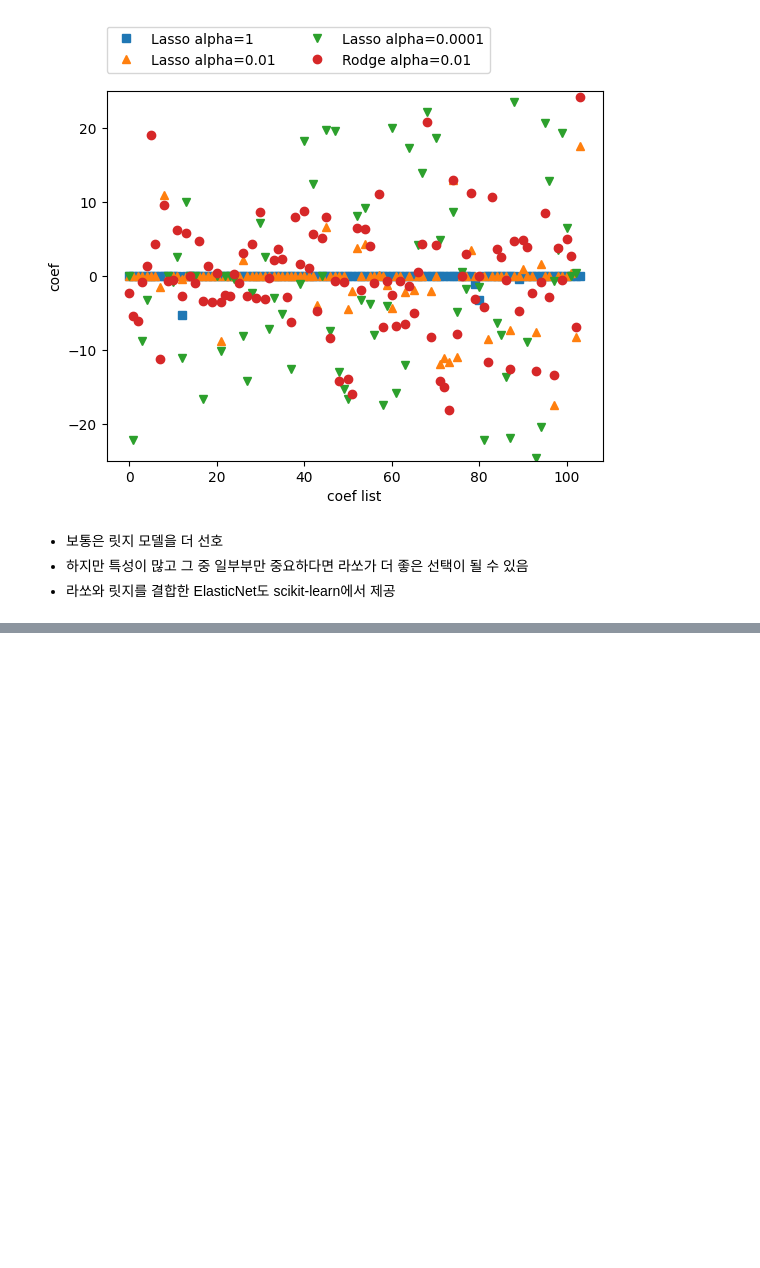
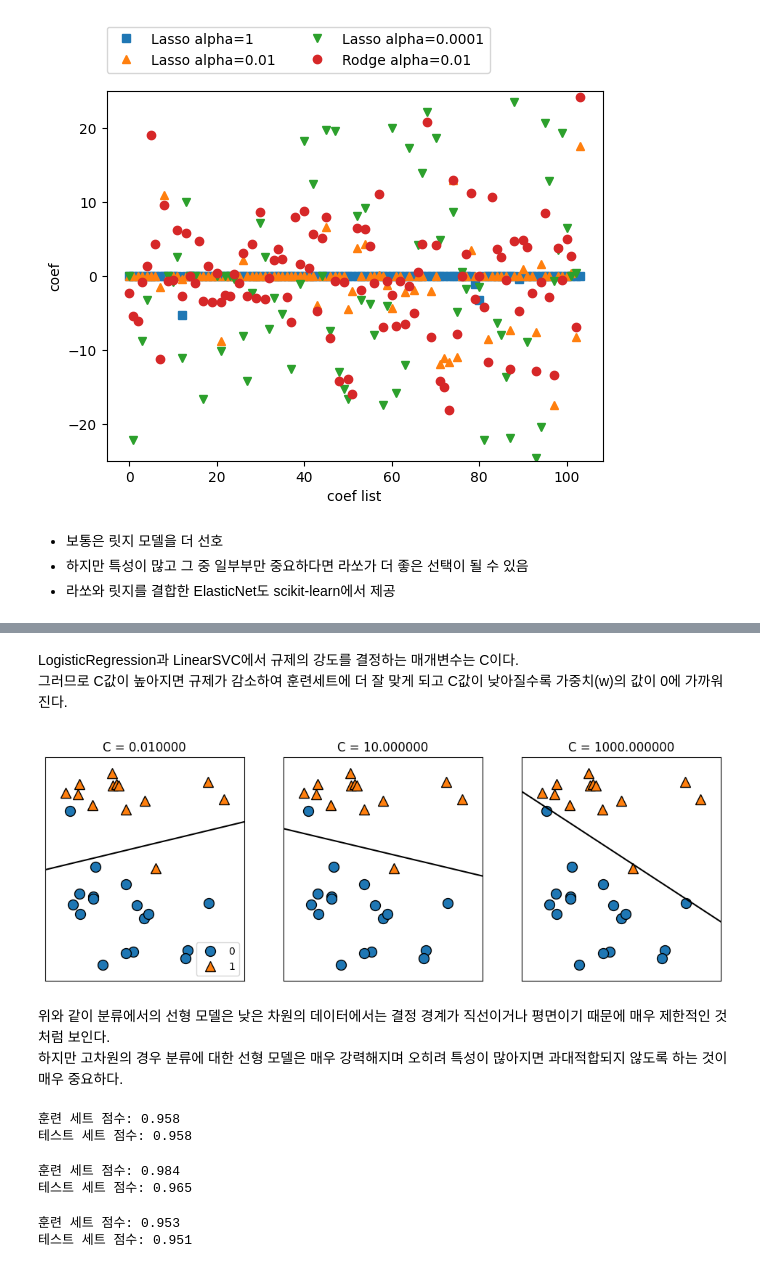
Before and after one commit to logiggi/MachineLearning, a Jupyter notebook: Chapter2.ipynb, the cells around one changed output, grey strips where cells are left out. Cells and saved outputs as stored; diff of their text form; code cells hidden in the pictures; blank space fills up the shorter version.

```diff
--- a/Chapter2.ipynb
+++ b/Chapter2.ipynb
@@ -447,0 +489,41 @@ plt.show()
+# %% [markdown]
+LogisticRegression과 LinearSVC에서 규제의 강도를 결정하는 매개변수는 C이다.
+그러므로 C값이 높아지면 규제가 감소하여 훈련세트에 더 잘 맞게 되고 C값이 낮아질수록 가중치(w)의 값이 0에 가까워진다.
+# %%
+# C 값에 따른 결정 경계
+mglearn.plots.plot_linear_svc_regularization()
+# %% [output]
+[figure, added]
+# %% [markdown]
+위와 같이 분류에서의 선형 모델은 낮은 차원의 데이터에서는 결정 경계가 직선이거나 평면이기 때문에 매우 제한적인 것처럼 보인다.
+하지만 고차원의 경우 분류에 대한 선형 모델은 매우 강력해지며 오히려 특성이 많아지면 과대적합되지 않도록 하는 것이 매우 중요하다.
+# %%
+# 유방암 데이터셋을 사용한 LogisticRegression 분석
+from sklearn.datasets import load_breast_cancer
+
+cancer = load_breast_cancer()
+
+X_train, X_test, y_train, y_test = train_test_split(cancer.data, cancer.target, stratify=cancer.target, random_state=42)
+logreg = LogisticRegression(max_iter=5000).fit(X_train, y_train)
+
+print("훈련 세트 점수: {:.3f}".format(logreg.score(X_train, y_train)))
+print("테스트 세트 점수: {:.3f}".format(logreg.score(X_test, y_test)))
+# 훈련 세트와 테스트 세트 점수가 매우 비슷하므로 과소 적합
+# %% [output]
+훈련 세트 점수: 0.958
+테스트 세트 점수: 0.958
+# %%
+logreg100 = LogisticRegression(C=100, max_iter=10000).fit(X_train, y_train)
+print("훈련 세트 점수: {:.3f}".format(logreg100.score(X_train, y_train)))
+print("테스트 세트 점수: {:.3f}".format(logreg100.score(X_test, y_test)))
+# C값이 클수록 (복잡도가 높은 모델일수록) 성능이 좋다.
+# %% [output]
+훈련 세트 점수: 0.984
+테스트 세트 점수: 0.965
+# %%
+logreg001 = LogisticRegression(C=0.01, max_iter=5000).fit(X_train, y_train)
+print("훈련 세트 점수: {:.3f}".format(logreg001.score(X_train, y_train)))
+print("테스트 세트 점수: {:.3f}".format(logreg001.score(X_test, y_test)))
+# %% [output]
+훈련 세트 점수: 0.953
+테스트 세트 점수: 0.951
```
Also changed, not shown: parts of 16 cells of this notebook.
